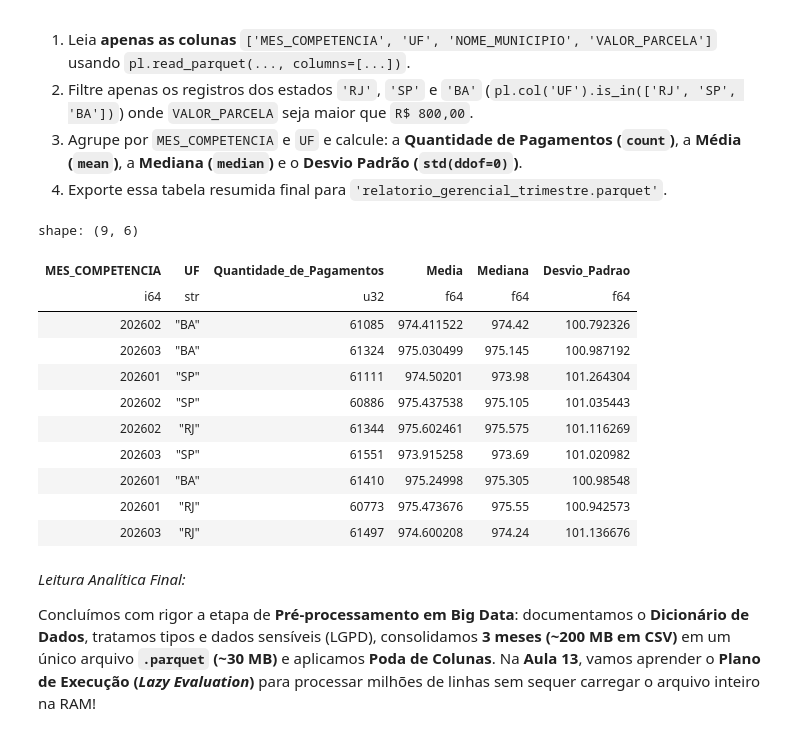
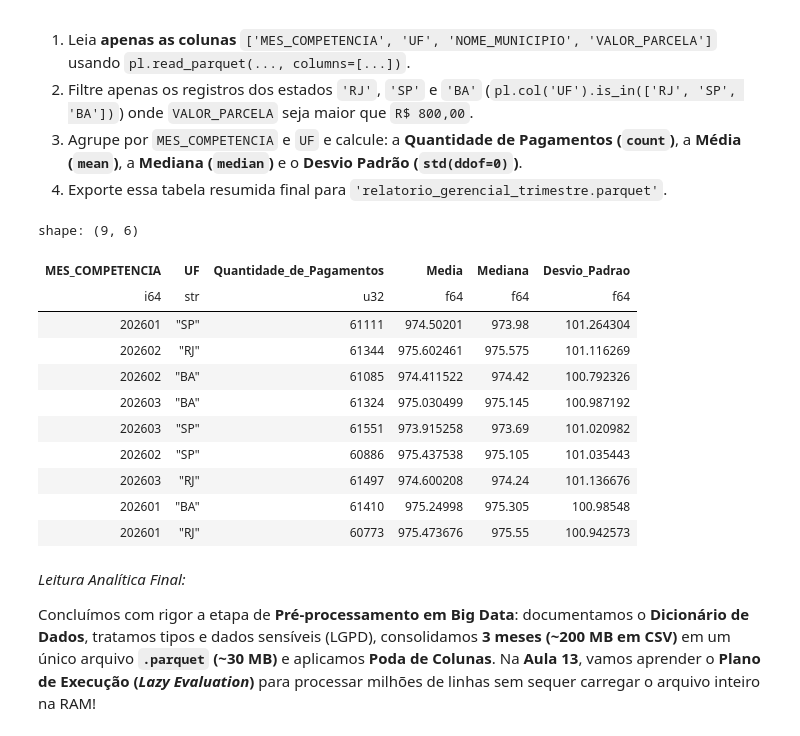
Before and after one commit to F0rtyF0ur/Estatisca-Descritiva, a Jupyter notebook: UC2/Código/12_00__Big_Data_Pre_Processamento_e_Parquet_aluno.ipynb, the cells around one changed output. Cells and saved outputs as stored; diff of their text form; code cells hidden in the pictures.

```diff
--- a/UC2/Código/12_00__Big_Data_Pre_Processamento_e_Parquet_aluno.ipynb
+++ b/UC2/Código/12_00__Big_Data_Pre_Processamento_e_Parquet_aluno.ipynb
@@ -395,38 +392,43 @@ Usando o arquivo `'bolsa_familia_3meses.parquet'` que geramos no Exemplo 3 (com
 # %%
 # Escreva aqui o código da Atividade 2 (Nível Intermediário):
 import numpy as np
 
 df = pl.read_parquet('bolsa_familia_3meses.parquet', columns=['MES_COMPETENCIA', 'UF', 'NOME_MUNICIPIO', 'VALOR_PARCELA'])
 
 df_filtro= (df.filter(pl.col('UF').is_in(['RJ', 'SP', 'BA'])))
 
 relatorio_trimestre = (
     df_filtro
      .filter(pl.col('VALOR_PARCELA') > 800)
         .group_by('MES_COMPETENCIA', 'UF')
         .agg([
             pl.col('VALOR_PARCELA').count().alias('Quantidade_de_Pagamentos'),
             pl.col('VALOR_PARCELA').mean().alias('Media'),
             pl.col('VALOR_PARCELA').median().alias('Mediana'),
             pl.col('VALOR_PARCELA').std(ddof=0).alias('Desvio_Padrao')
         ])
         )
 
 relatorio_trimestre.write_parquet('relatorio_gerencial_trimestre.parquet')
 pl.read_parquet('relatorio_gerencial_trimestre.parquet')
+
+import gc
+
+del df, df_filtro
+gc.collect()
 # %% [output]
 shape: (9, 6)
 | MES_COMPETENCIA | UF | Quantidade_de_Pagamentos | Media | Mediana | Desvio_Padrao |
 | i64 | str | u32 | f64 | f64 | f64 |
+| 202601 | "SP" | 61111 | 974.50201 | 973.98 | 101.264304 |
+| 202602 | "RJ" | 61344 | 975.602461 | 975.575 | 101.116269 |
 | 202602 | "BA" | 61085 | 974.411522 | 974.42 | 100.792326 |
 | 202603 | "BA" | 61324 | 975.030499 | 975.145 | 100.987192 |
-| 202601 | "SP" | 61111 | 974.50201 | 973.98 | 101.264304 |
+| 202603 | "SP" | 61551 | 973.915258 | 973.69 | 101.020982 |
 | 202602 | "SP" | 60886 | 975.437538 | 975.105 | 101.035443 |
-| 202602 | "RJ" | 61344 | 975.602461 | 975.575 | 101.116269 |
-| 202603 | "SP" | 61551 | 973.915258 | 973.69 | 101.020982 |
+| 202603 | "RJ" | 61497 | 974.600208 | 974.24 | 101.136676 |
 | 202601 | "BA" | 61410 | 975.24998 | 975.305 | 100.98548 |
 | 202601 | "RJ" | 60773 | 975.473676 | 975.55 | 100.942573 |
-| 202603 | "RJ" | 61497 | 974.600208 | 974.24 | 101.136676 |
 # %% [markdown]
 *Leitura Analítica Final:*
 
```
Also changed, not shown: parts of 1 cell of this notebook.
